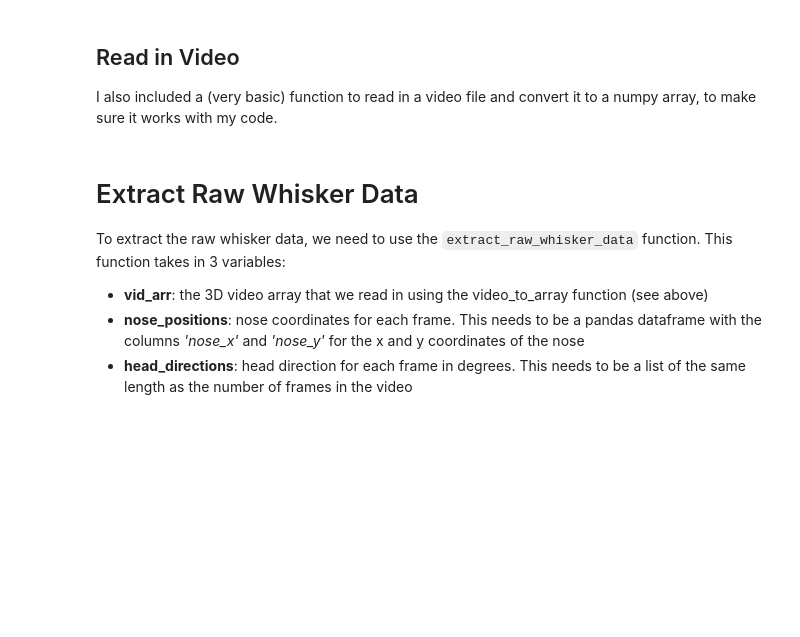
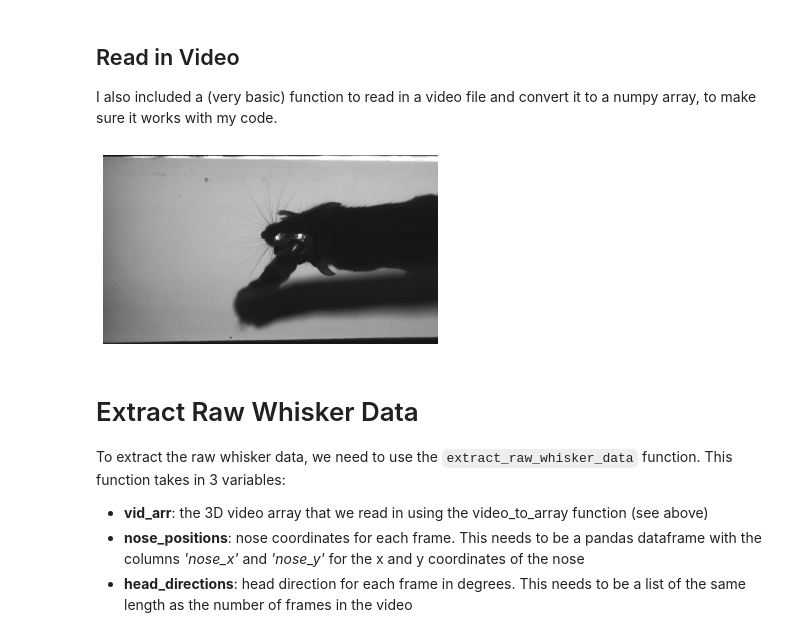
Before and after one commit to maxchalabi/freewhisk, a Jupyter notebook: Demo_Files/Demo_Notebook.ipynb, the cells around one changed output. Drawn from its saved outputs; the diff is of its cells as text; code cells hidden in the pictures; blank space fills up the shorter version.

Commit message:
Figure Updates for Demo Notebook

```diff
--- a/Demo_Files/Demo_Notebook.ipynb
+++ b/Demo_Files/Demo_Notebook.ipynb
@@ -25,6 +25,11 @@ with open(os.path.join(demo_file_dir, 'head_directions.p'), 'rb') as f:
 I also included a (very basic) function to read in a video file and convert it to a numpy array, to make sure it works with my code.
 # %%
 vid_arr = fw.video_to_array(os.path.join(demo_file_dir, 'demo_video.avi'))
+plt.imshow(vid_arr[220], 'gray')
+plt.axis('off')
+plt.show()
+# %% [output]
+[figure, added]
 # %% [markdown]
 # Extract Raw Whisker Data
 
```
Also changed, not shown: parts of 5 cells of this notebook.
